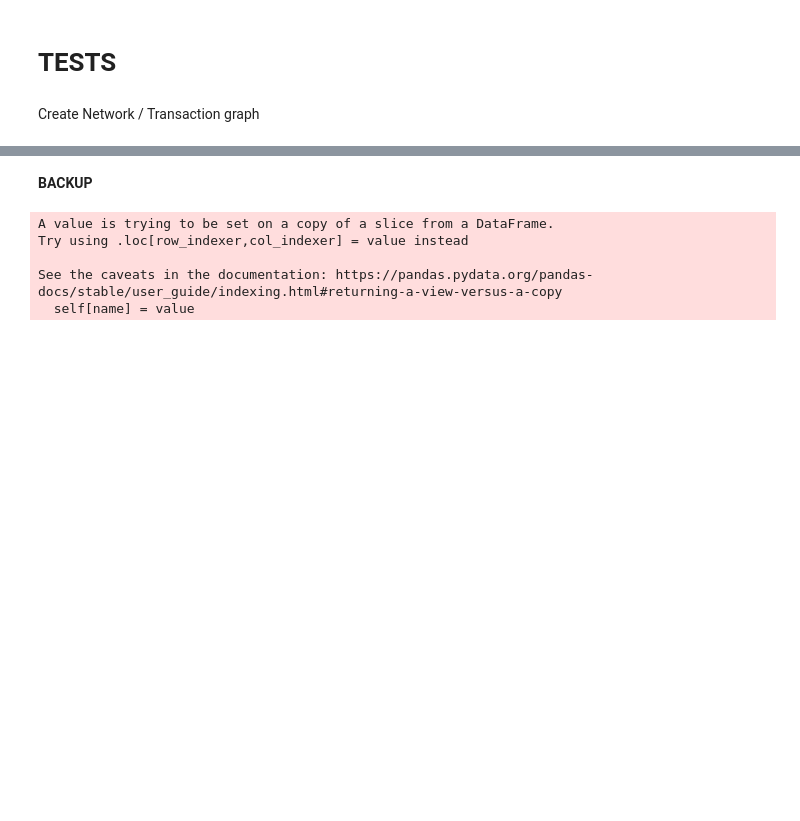
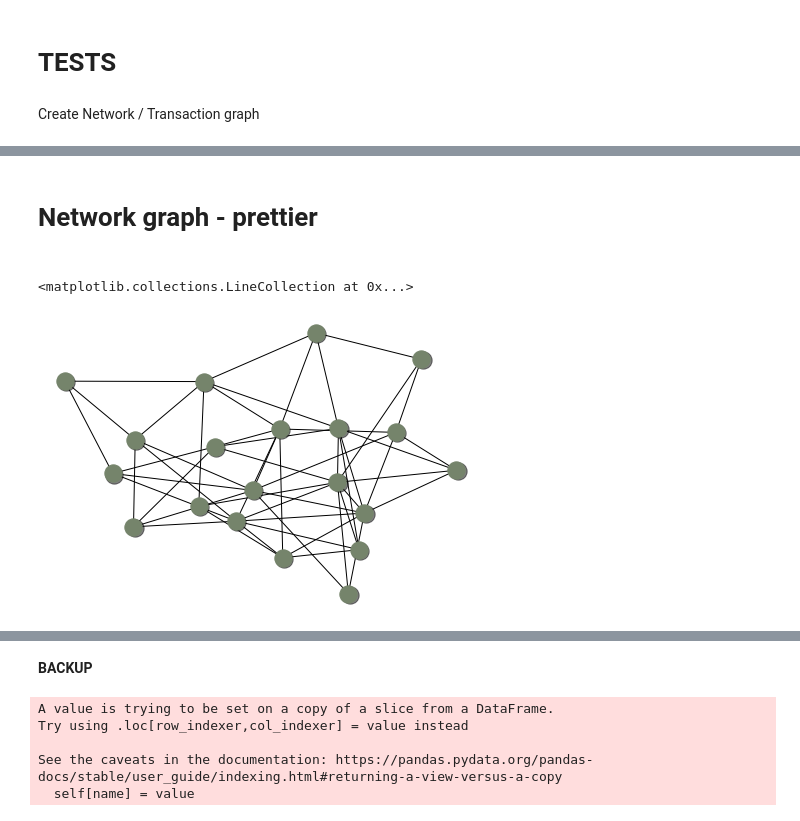
Before and after one commit to rkoprik/txs_graph, a Jupyter notebook: SoChain.ipynb, the cells around one changed output, grey strips where cells are left out. Drawn from its saved outputs; the diff is of its cells as text; code cells hidden in the pictures; blank space fills up the shorter version.

```diff
--- a/SoChain.ipynb
+++ b/SoChain.ipynb
@@ -321,0 +653,38 @@
+# %% [markdown]
+# Network graph - prettier
+#
+# %%
+# Network graph 1
+import copy
+import networkx
+import matplotlib.pyplot as plt
+
+# Generate a graph.
+# Here I chose an ER graph.
+g = nx.erdos_renyi_graph(20, 0.3)
+
+# Get positions.
+# Here I use the spectral layout and add a little bit of noise.
+pos = nx.layout.spectral_layout(g)
+pos = nx.spring_layout(g, pos=pos, iterations=50)
+
+# Create position copies for shadows, and shift shadows
+pos_shadow = copy.deepcopy(pos)
+shift_amount = 0.006
+for idx in pos_shadow:
+    pos_shadow[idx][0] += shift_amount
+    pos_shadow[idx][1] -= shift_amount
+
+#~~~~~~~~~~~~
+# Draw graph
+#~~~~~~~~~~~~
+fig = plt.figure(frameon=False)
+ax = fig.add_axes([0, 0, 1, 1])
+ax.axis('off')
+
+nx.draw_networkx_nodes(g, pos_shadow, node_color='k', alpha=0.5)
+nx.draw_networkx_nodes(g, pos, node_color="#75846b", linewidths=1)
+nx.draw_networkx_edges(g, pos, width=1)
+# %% [output]
+<matplotlib.collections.LineCollection at 0x...>
+[figure, added]
```
Also changed, not shown: parts of 20 cells of this notebook.
